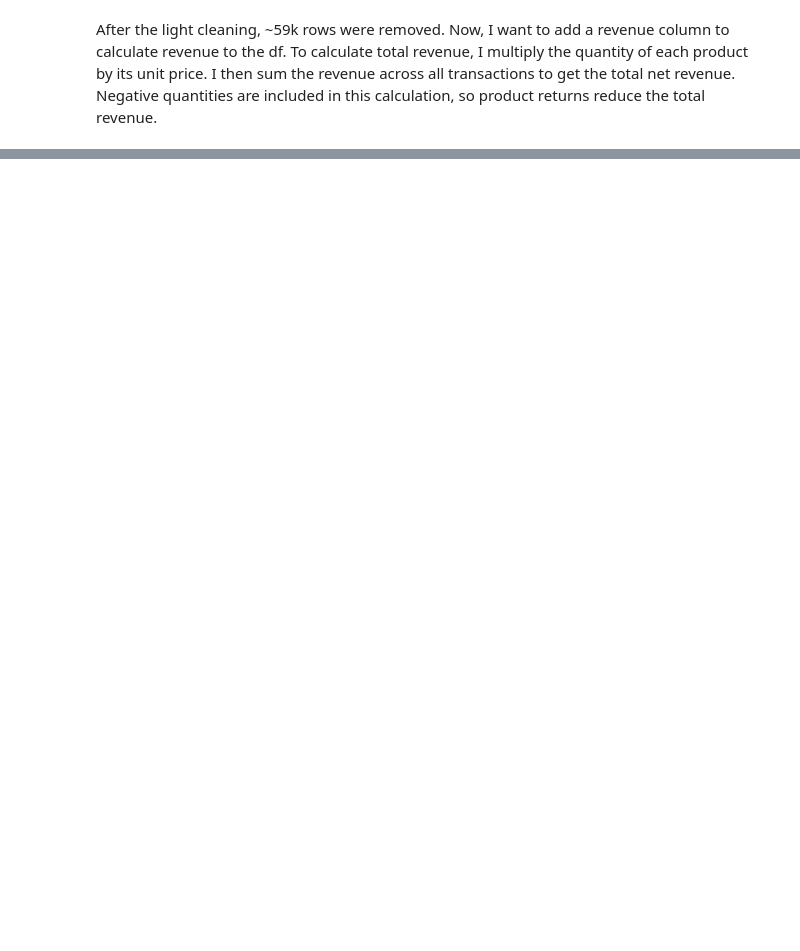
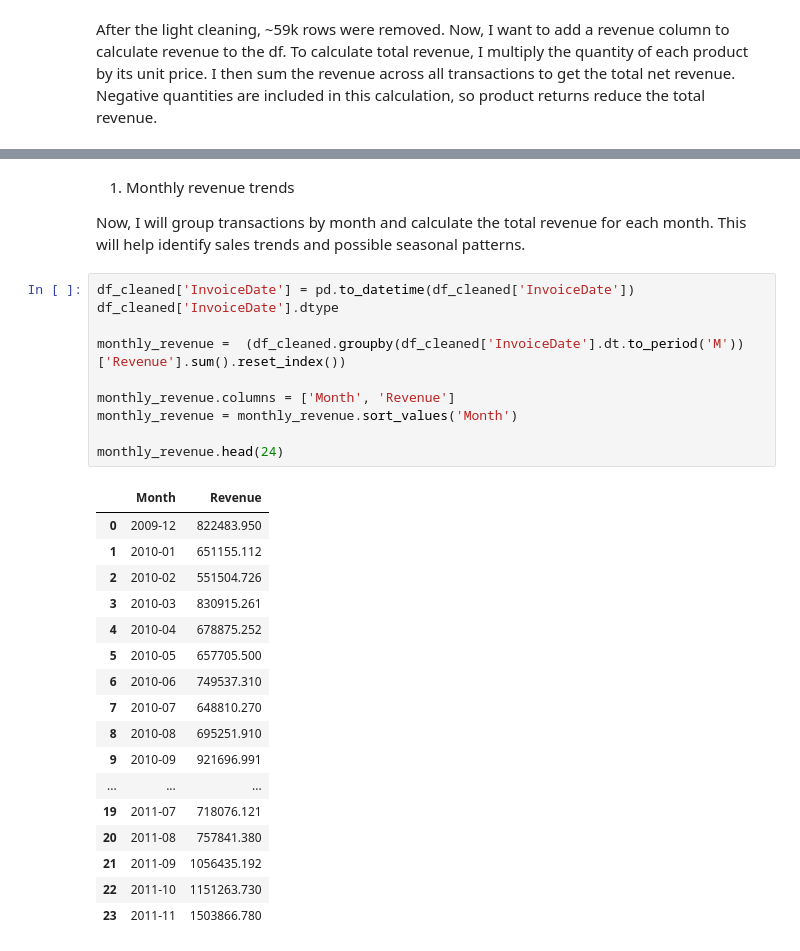
Before and after one commit to LizaSnizhko/ecommerce-sales-analysis, a Jupyter notebook: retail_analysis.ipynb, the cells around one changed output, grey strips where cells are left out. Cells and saved outputs as stored; diff of their text form; blank space fills up the shorter version.

```diff
--- a/retail_analysis.ipynb
+++ b/retail_analysis.ipynb
@@ -158,3 +144,35 @@ revenue = round(df_cleaned['Revenue'].sum(),2)
 print(f'${revenue}')
 # %% [output]
 $20476260.45
+# %% [markdown]
+1. Monthly revenue trends
+
+Now, I will group transactions by month and calculate the total revenue for each month. This will help identify sales trends and possible seasonal patterns.
+# %%
+df_cleaned['InvoiceDate'] = pd.to_datetime(df_cleaned['InvoiceDate'])
+df_cleaned['InvoiceDate'].dtype
+
+monthly_revenue =  (df_cleaned.groupby(df_cleaned['InvoiceDate'].dt.to_period('M'))['Revenue'].sum().reset_index())
+
+monthly_revenue.columns = ['Month', 'Revenue']
+monthly_revenue = monthly_revenue.sort_values('Month')
+
+monthly_revenue.head(24)
+# %% [output]
+|  | Month | Revenue |
+| 0 | 2009-12 | 822483.950 |
+| 1 | 2010-01 | 651155.112 |
+| 2 | 2010-02 | 551504.726 |
+| 3 | 2010-03 | 830915.261 |
+| 4 | 2010-04 | 678875.252 |
+| 5 | 2010-05 | 657705.500 |
+| 6 | 2010-06 | 749537.310 |
+| 7 | 2010-07 | 648810.270 |
+| 8 | 2010-08 | 695251.910 |
+| 9 | 2010-09 | 921696.991 |
+| ... | ... | ... |
+| 19 | 2011-07 | 718076.121 |
+| 20 | 2011-08 | 757841.380 |
+| 21 | 2011-09 | 1056435.192 |
+| 22 | 2011-10 | 1151263.730 |
+| 23 | 2011-11 | 1503866.780 |
```
Also changed, not shown: parts of 13 cells of this notebook.
